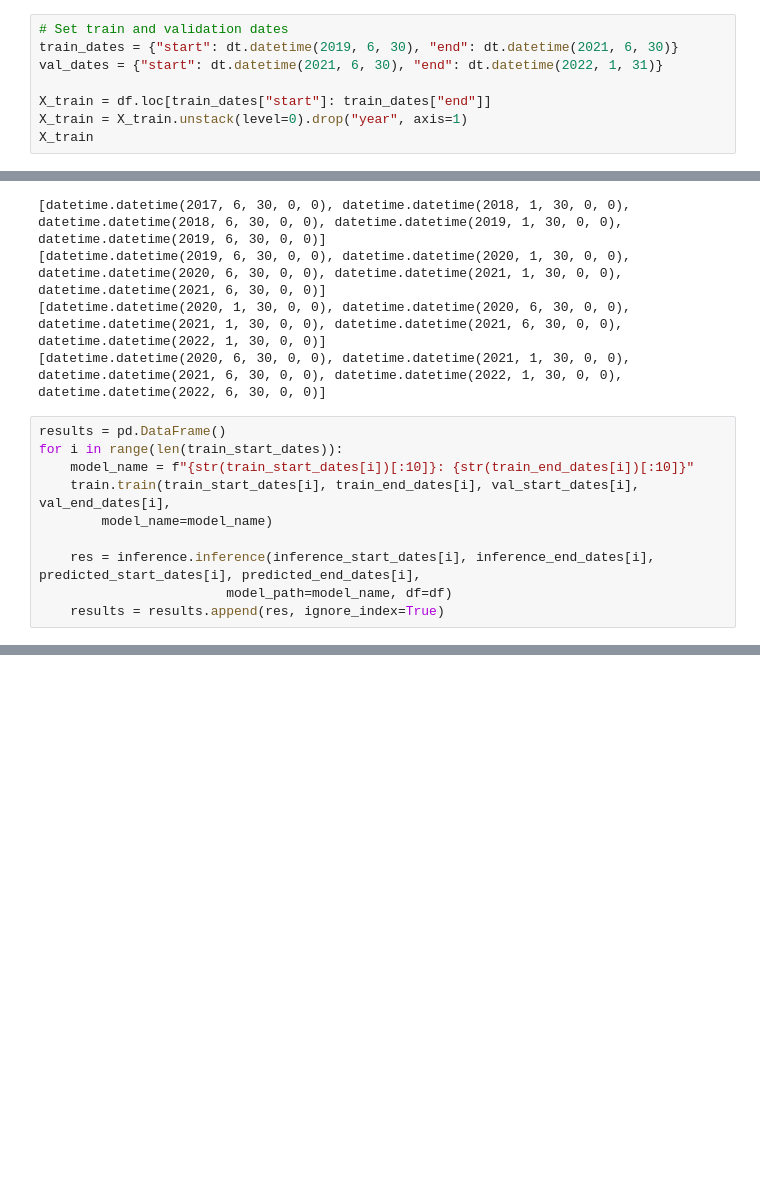
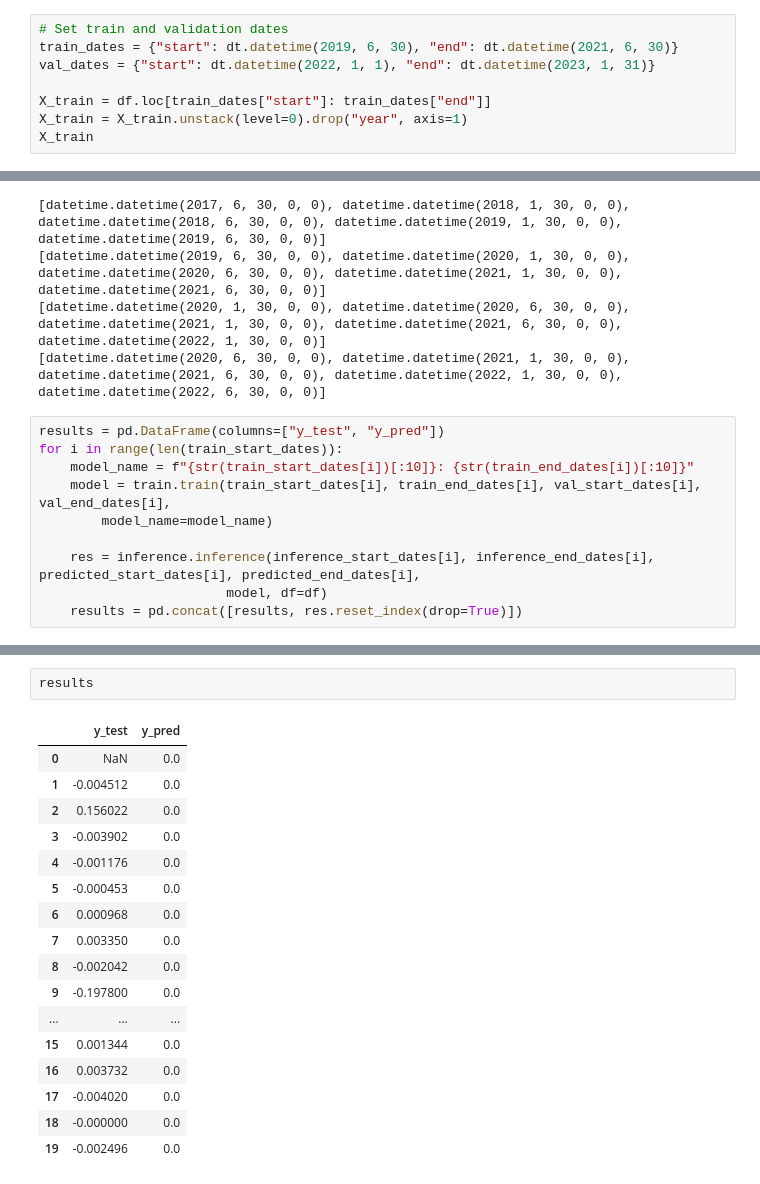
Before and after one commit to kaancaylan/quinten-stock-prediction, a Jupyter notebook: notebooks/modelling.ipynb, the cells around one changed output, grey strips where cells are left out. Drawn from its saved outputs; the diff is of its cells as text; blank space fills up the shorter version.

Commit message:
changing the model loading

```diff
--- a/notebooks/modelling.ipynb
+++ b/notebooks/modelling.ipynb
@@ -71,7 +71,7 @@ DatetimeIndex(['1995-01-31', '1995-01-31', '1995-01-31', '1995-01-31',
 # %%
 # Set train and validation dates
 train_dates = {"start": dt.datetime(2019, 6, 30), "end": dt.datetime(2021, 6, 30)}
-val_dates = {"start": dt.datetime(2021, 6, 30), "end": dt.datetime(2022, 1, 31)}
+val_dates = {"start": dt.datetime(2022, 1, 1), "end": dt.datetime(2023, 1, 31)}
 
 X_train = df.loc[train_dates["start"]: train_dates["end"]]
 X_train = X_train.unstack(level=0).drop("year", axis=1)
@@ -313,13 +298,13 @@ print(predicted_end_dates)
 [datetime.datetime(2020, 1, 30, 0, 0), datetime.datetime(2020, 6, 30, 0, 0), datetime.datetime(2021, 1, 30, 0, 0), datetime.datetime(2021, 6, 30, 0, 0), datetime.datetime(2022, 1, 30, 0, 0)]
 [datetime.datetime(2020, 6, 30, 0, 0), datetime.datetime(2021, 1, 30, 0, 0), datetime.datetime(2021, 6, 30, 0, 0), datetime.datetime(2022, 1, 30, 0, 0), datetime.datetime(2022, 6, 30, 0, 0)]
 # %%
-results = pd.DataFrame()
+results = pd.DataFrame(columns=["y_test", "y_pred"])
 for i in range(len(train_start_dates)):
     model_name = f"{str(train_start_dates[i])[:10]}: {str(train_end_dates[i])[:10]}"
-    train.train(train_start_dates[i], train_end_dates[i], val_start_dates[i], val_end_dates[i],
+    model = train.train(train_start_dates[i], train_end_dates[i], val_start_dates[i], val_end_dates[i],
         model_name=model_name)
 
     res = inference.inference(inference_start_dates[i], inference_end_dates[i], predicted_start_dates[i], predicted_end_dates[i],
-                        model_path=model_name, df=df)
-    results = results.append(res, ignore_index=True)
+                        model, df=df)
+    results = pd.concat([results, res.reset_index(drop=True)])
 # %% [output]
@@ -342,0 +312,20 @@ for i in range(len(train_start_dates)):
+# %%
+results
+# %% [output]
+|  | y_test | y_pred |
+| 0 | NaN | 0.0 |
+| 1 | -0.004512 | 0.0 |
+| 2 | 0.156022 | 0.0 |
+| 3 | -0.003902 | 0.0 |
+| 4 | -0.001176 | 0.0 |
+| 5 | -0.000453 | 0.0 |
+| 6 | 0.000968 | 0.0 |
+| 7 | 0.003350 | 0.0 |
+| 8 | -0.002042 | 0.0 |
+| 9 | -0.197800 | 0.0 |
+| ... | ... | ... |
+| 15 | 0.001344 | 0.0 |
+| 16 | 0.003732 | 0.0 |
+| 17 | -0.004020 | 0.0 |
+| 18 | -0.000000 | 0.0 |
+| 19 | -0.002496 | 0.0 |
```
Also changed, not shown: parts of 15 cells of this notebook, 2 other files.
